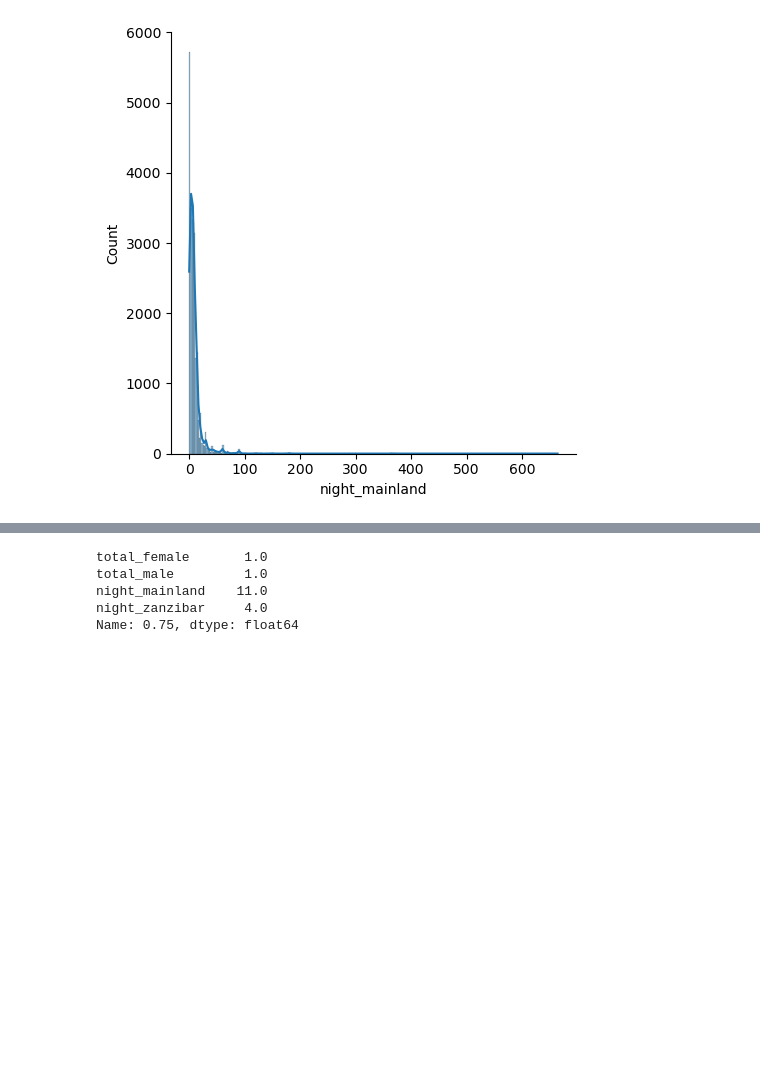
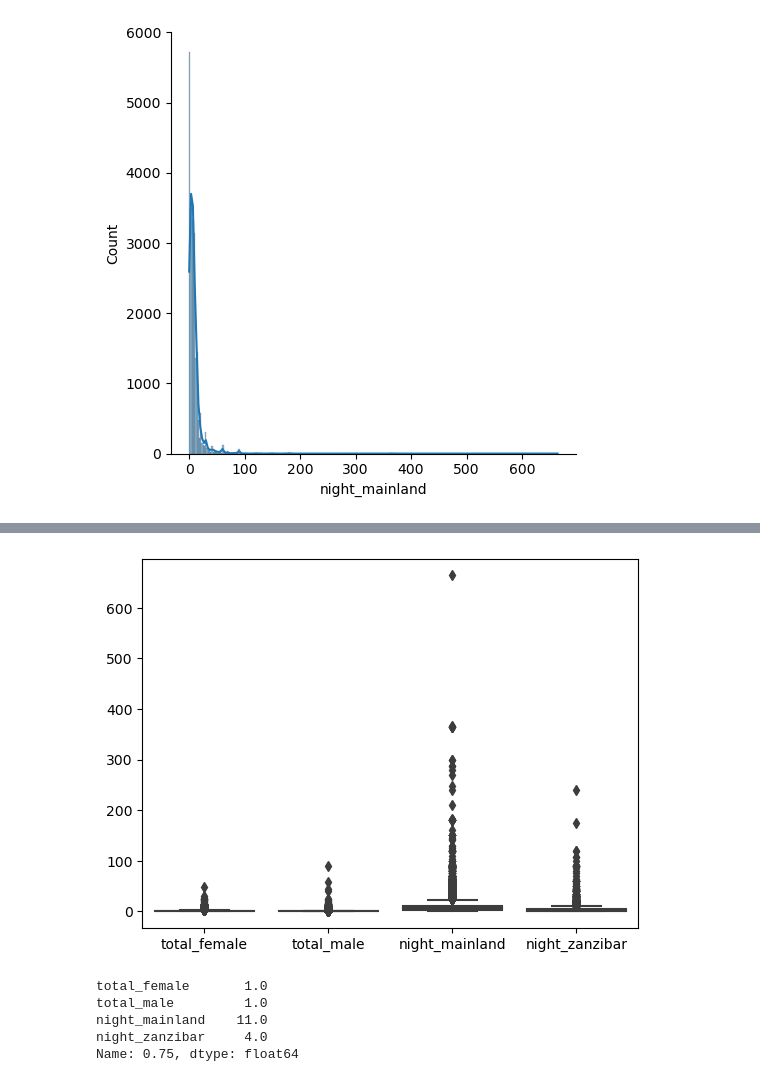
Before and after one commit to Njaramba-Riri/expenditure-prediction, a Jupyter notebook: Models/Feature_Eng.ipynb, the cells around one changed output, grey strips where cells are left out. Cells and saved outputs as stored; diff of their text form; code cells hidden in the pictures; blank space fills up the shorter version.

```diff
--- a/Models/Feature_Eng.ipynb
+++ b/Models/Feature_Eng.ipynb
@@ -361,3 +379,7 @@ Wall time: 256 ms
+# %%
+sns.boxplot(data=full);
+# %% [output]
+[figure, added]
 # %%
 full.quantile(0.75)
 # %% [output]
```
Also changed, not shown: parts of 7 cells of this notebook.
